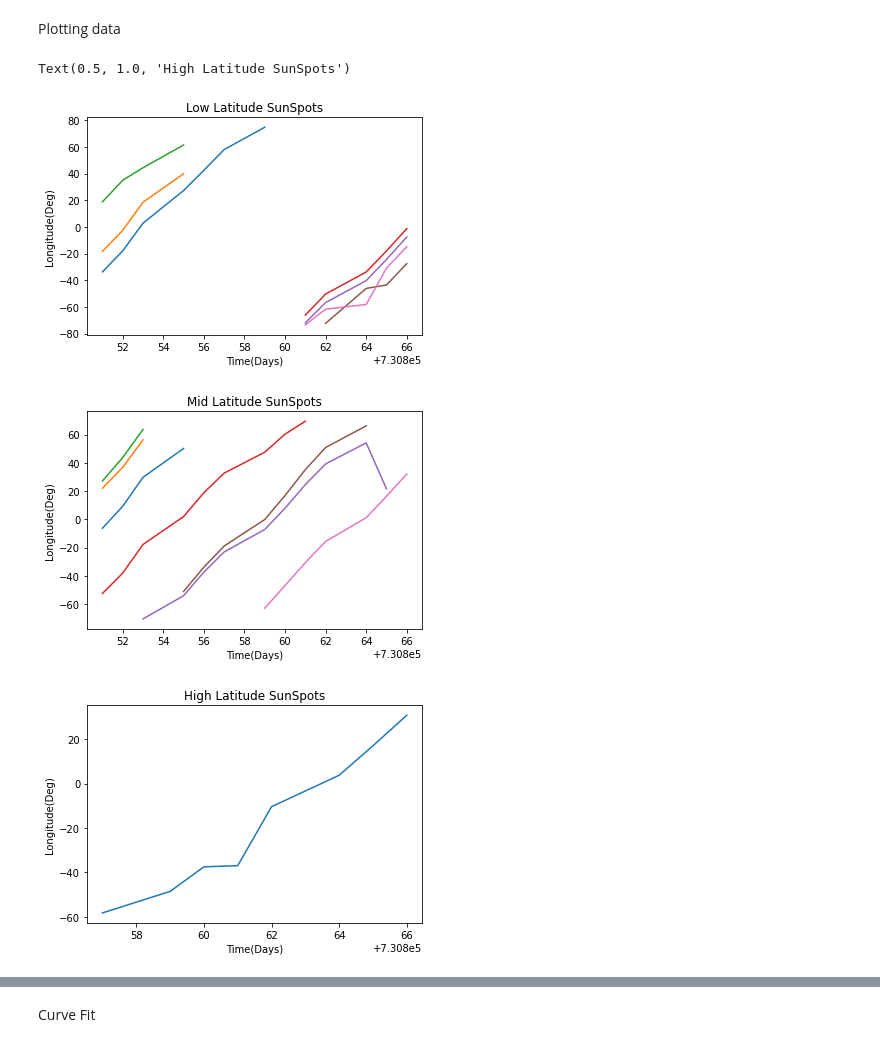
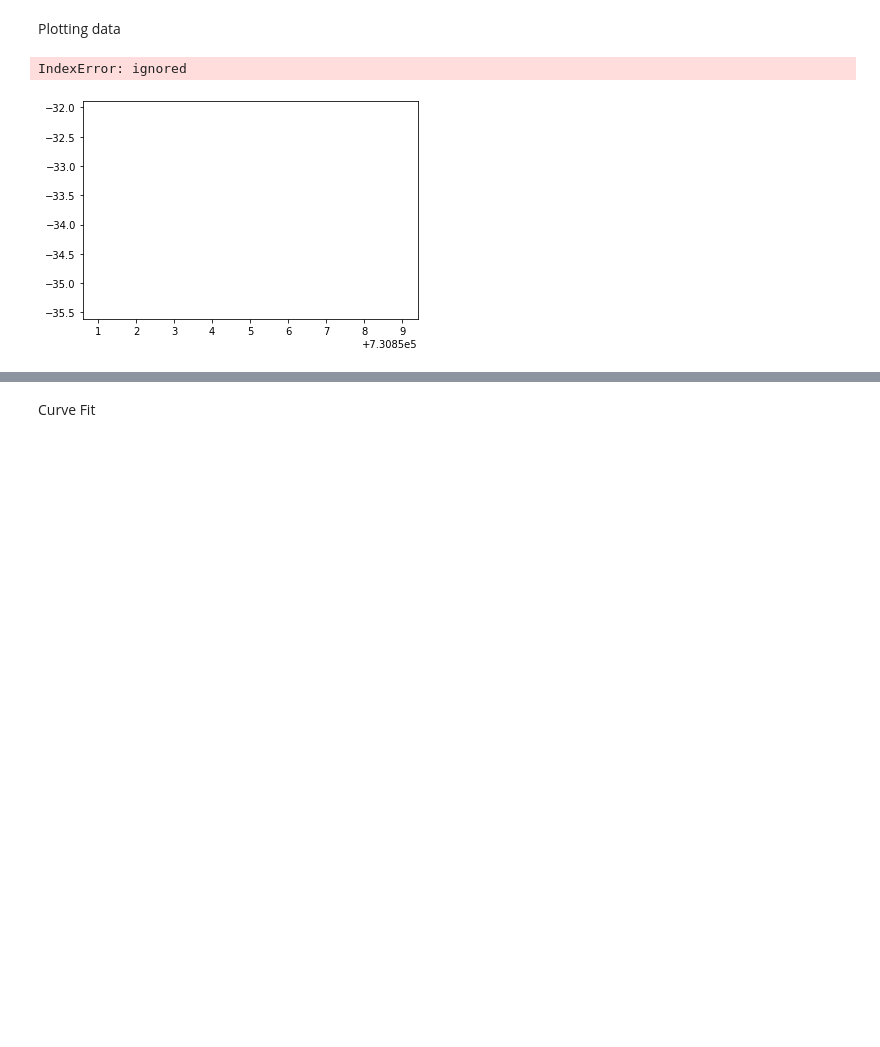
Before and after one commit to StephenJohnson-CardiffUni/Astro, a Jupyter notebook: SunSpot.ipynb, the cells around one changed output, grey strips where cells are left out. Saved outputs shown, nothing was run; the diff lists cells and outputs as text; code cells hidden in the pictures; blank space fills up the shorter version.

```diff
--- a/SunSpot.ipynb
+++ b/SunSpot.ipynb
@@ -275,58 +295,57 @@ Plotting data
 # %%
 import matplotlib.pyplot as plt
 
 '''low lats'''
 timeRange10=[]
 longs10=[]
 for i in [0,1,3,11,12,13,14]:
-  timeRange10.append(timeList[i][0])
-  longs10.append(cleanedList[i][4])
+  timeRange10.append(timeList[i][0:])
+  longs10.append(cleanedList[i][4:])
 
 
 for i in range(len(timeRange10)):
-  long10U = longs10[i] # dump into holder var to access .nominal_val
-  long10N = long10U
+
+  long10U = list(longs10[i]) # dump into holder var to access .nominal_val
+  long10N = list(long10U[:])
   for j in range(len(long10U)):
-    long10N[j] = long10U[j].nominal_value
+    long10N[j] = long10U[i][j].nominal_value
   plt.plot(timeRange10[i],long10N)
 
-plt.xlabel("Time(Days)")
-plt.ylabel("Longitude(Deg)")
-plt.title("Low Latitude SunSpots")
+# plt.xlabel("Time(Days)")
+# plt.ylabel("Longitude(Deg)")
+# plt.title("Low Latitude SunSpots")
 
-plt.figure()
+# plt.figure()
 
-'''med lats'''
-timeRange20=[]
-longs20=[]
-for i in [2,4,5,6,7,8,10]:
-  timeRange20.append(timeList[i][0])
-  longs20.append(cleanedList[i][4])
+# '''med lats'''
+# timeRange20=[]
+# longs20=[]
+# for i in [2,4,5,6,7,8,10]:
+#   timeRange20.append(timeList[i][0])
+#   longs20.append(cleanedList[i][4])
 
-for i in range(len(timeRange20)):
-  long20U = longs20[i]
-  long20N = long20U
-  for j in range(len(long20U)):
-    long20N[j] = long20U[j].nominal_value
-  plt.plot(timeRange20[i],longs20[i])
+# for i in range(len(timeRange20)):
+#   long20U = longs20[i]
+#   long20N = long20U
+#   for j in range(len(long20U)):
+#     long20N[j] = long20U[j].nominal_value
+#   plt.plot(timeRange20[i],longs20[i])
 
 
-plt.xlabel("Time(Days)")
-plt.ylabel("Longitude(Deg)")
-plt.title("Mid Latitude SunSpots")
-plt.figure()
+# plt.xlabel("Time(Days)")
+# plt.ylabel("Longitude(Deg)")
+# plt.title("Mid Latitude SunSpots")
+# plt.figure()
 
-'''one high lat'''
-HlongsU = cleanedList[9][4]
-HlongN = HlongsU
-for j in range(len(HlongsU)):
-  HlongN[j] = HlongsU[j].nominal_value
-plt.plot(timeList[9][0],HlongN)
-plt.xlabel("Time(Days)")
-plt.ylabel("Longitude(Deg)")
-plt.title("High Latitude SunSpots")
+# '''one high lat'''
+# HlongsU = cleanedList[9][4]
+# HlongN = HlongsU
+# for j in range(len(HlongsU)):
+#   HlongN[j] = HlongsU[j].nominal_value
+# plt.plot(timeList[9][0],HlongN)
+# plt.xlabel("Time(Days)")
+# plt.ylabel("Longitude(Deg)")
+# plt.title("High Latitude SunSpots")
 # %% [output]
-Text(0.5, 1.0, 'High Latitude SunSpots')
+IndexError: ignored
-[figure, old version]
+[figure, new version]
-[figure, removed]
-[figure, removed]
```
Also changed, not shown: parts of 4 cells of this notebook.
